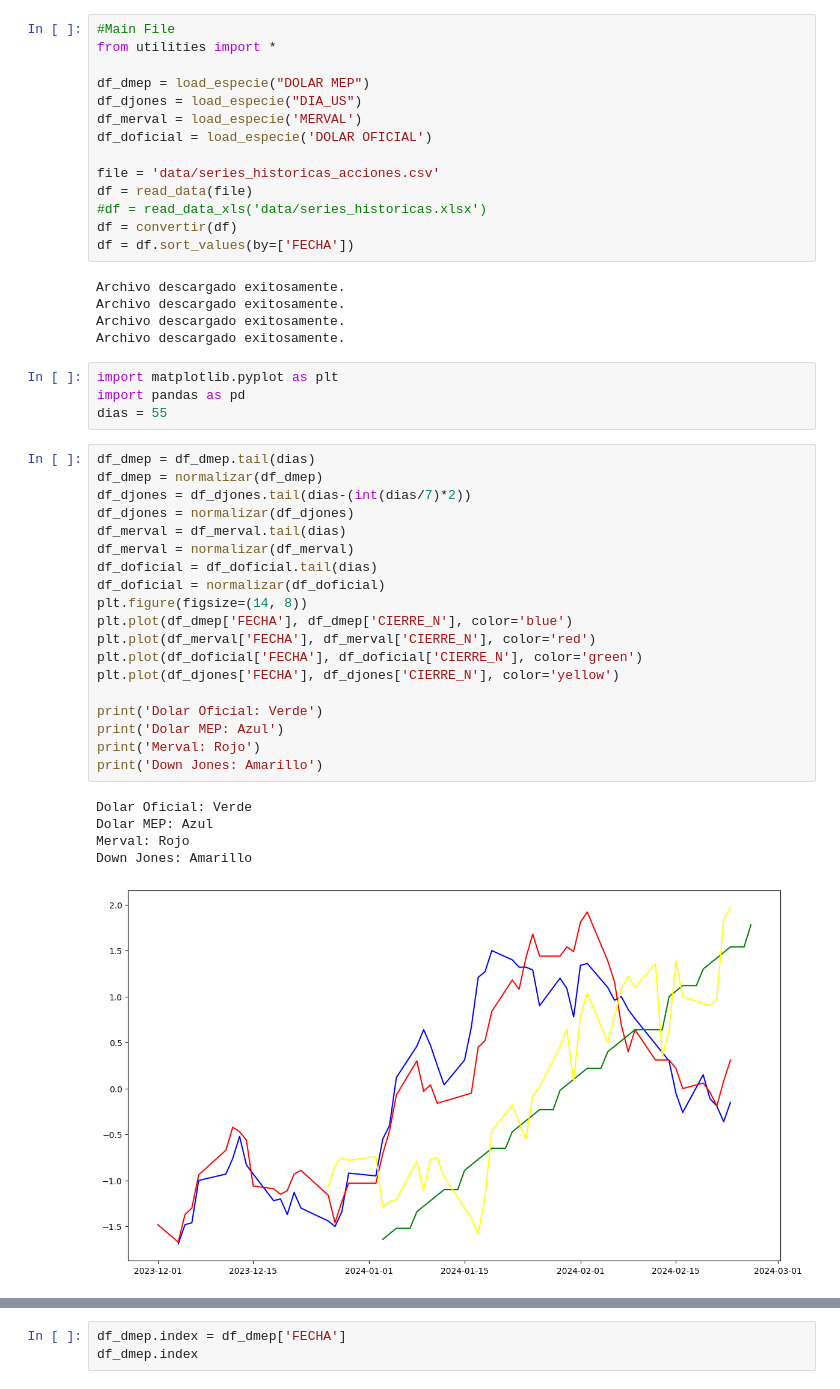
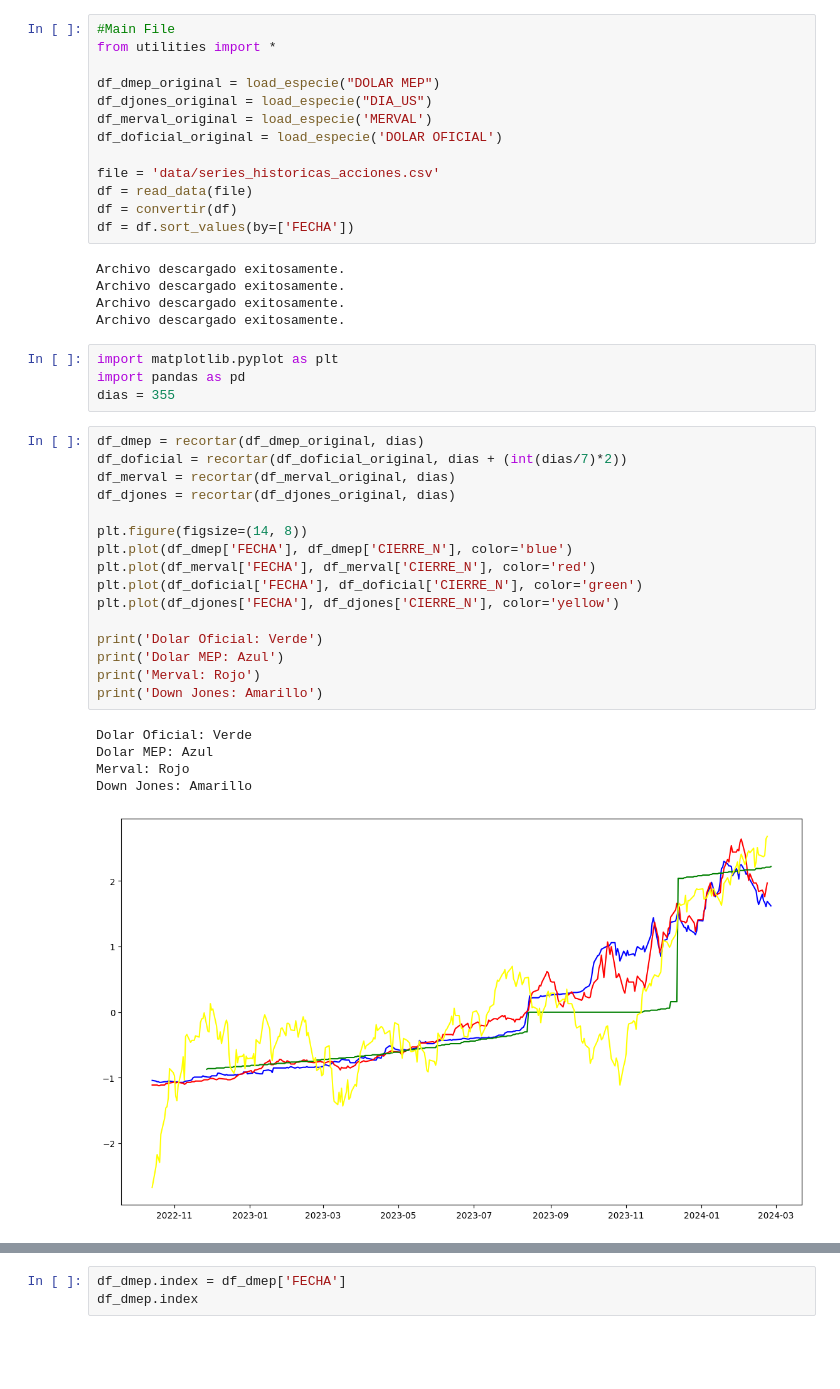
Before and after one commit to lmbibbo/aiInvest, a Jupyter notebook: main.ipynb, the cells around one changed output, grey strips where cells are left out. Saved outputs shown, nothing was run; the diff lists cells and outputs as text; blank space fills up the shorter version.

Commit message:
Con Load_especies y empezando con sklearn

```diff
--- a/main.ipynb
+++ b/main.ipynb
@@ -2,14 +2,13 @@
 #Main File
 from utilities import *
 
-df_dmep = load_especie("DOLAR MEP")
-df_djones = load_especie("DIA_US")
-df_merval = load_especie('MERVAL')
-df_doficial = load_especie('DOLAR OFICIAL')
+df_dmep_original = load_especie("DOLAR MEP")
+df_djones_original = load_especie("DIA_US")
+df_merval_original = load_especie('MERVAL')
+df_doficial_original = load_especie('DOLAR OFICIAL')
 
 file = 'data/series_historicas_acciones.csv'
 df = read_data(file)
-#df = read_data_xls('data/series_historicas.xlsx')
 df = convertir(df)
 df = df.sort_values(by=['FECHA'])
 # %% [output]
@@ -20,29 +19,26 @@ Archivo descargado exitosamente.
 # %%
 import matplotlib.pyplot as plt
 import pandas as pd
-dias = 55
+dias = 355
 # %%
-df_dmep = df_dmep.tail(dias)
-df_dmep = normalizar(df_dmep)
-df_djones = df_djones.tail(dias-(int(dias/7)*2))
-df_djones = normalizar(df_djones)
-df_merval = df_merval.tail(dias)
-df_merval = normalizar(df_merval)
-df_doficial = df_doficial.tail(dias)
-df_doficial = normalizar(df_doficial)
+df_dmep = recortar(df_dmep_original, dias)
+df_doficial = recortar(df_doficial_original, dias + (int(dias/7)*2))
+df_merval = recortar(df_merval_original, dias)
+df_djones = recortar(df_djones_original, dias)
+
 plt.figure(figsize=(14, 8))
 plt.plot(df_dmep['FECHA'], df_dmep['CIERRE_N'], color='blue')
 plt.plot(df_merval['FECHA'], df_merval['CIERRE_N'], color='red')
 plt.plot(df_doficial['FECHA'], df_doficial['CIERRE_N'], color='green')
 plt.plot(df_djones['FECHA'], df_djones['CIERRE_N'], color='yellow')
 
 print('Dolar Oficial: Verde')
 print('Dolar MEP: Azul')
 print('Merval: Rojo')
 print('Down Jones: Amarillo')
 # %% [output]
 Dolar Oficial: Verde
 Dolar MEP: Azul
 Merval: Rojo
 Down Jones: Amarillo
-[figure, old version]
+[figure, new version]
```
Also changed, not shown: parts of 2 cells of this notebook, 2 other files.
